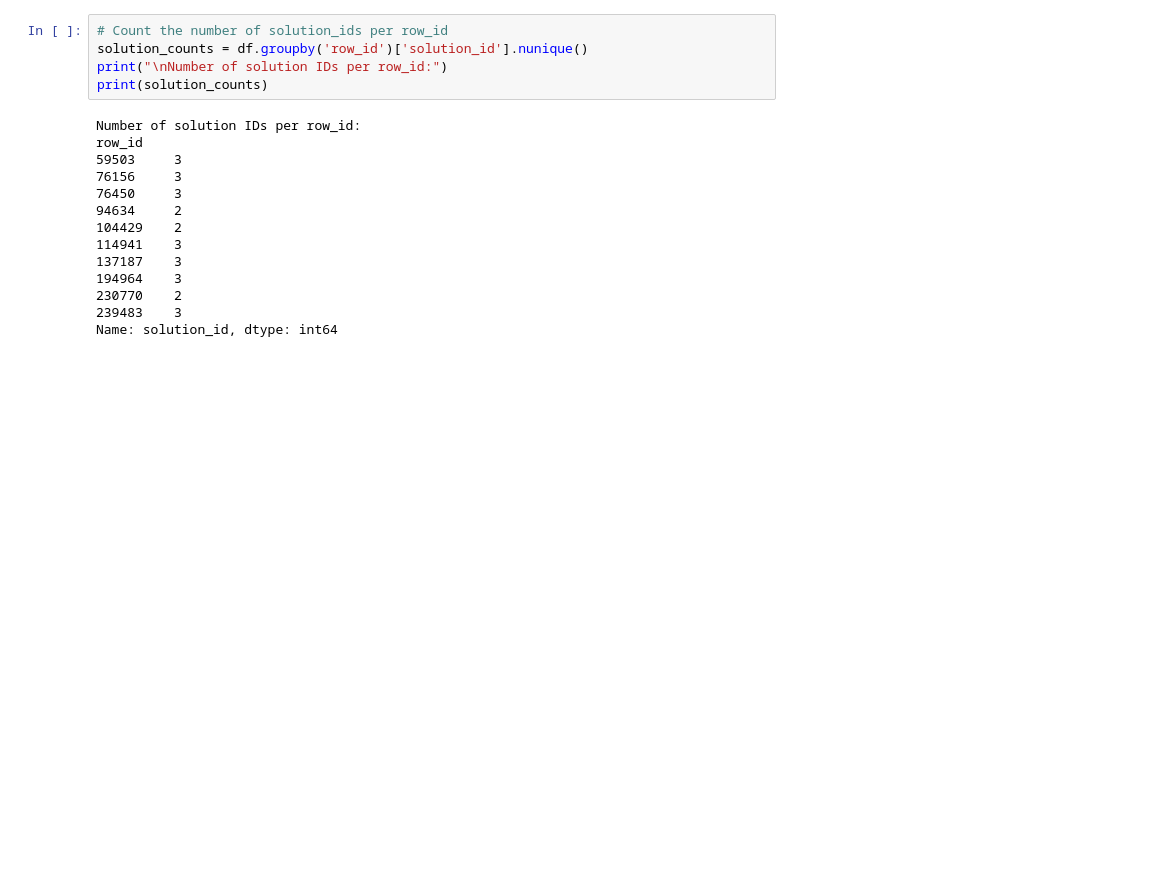
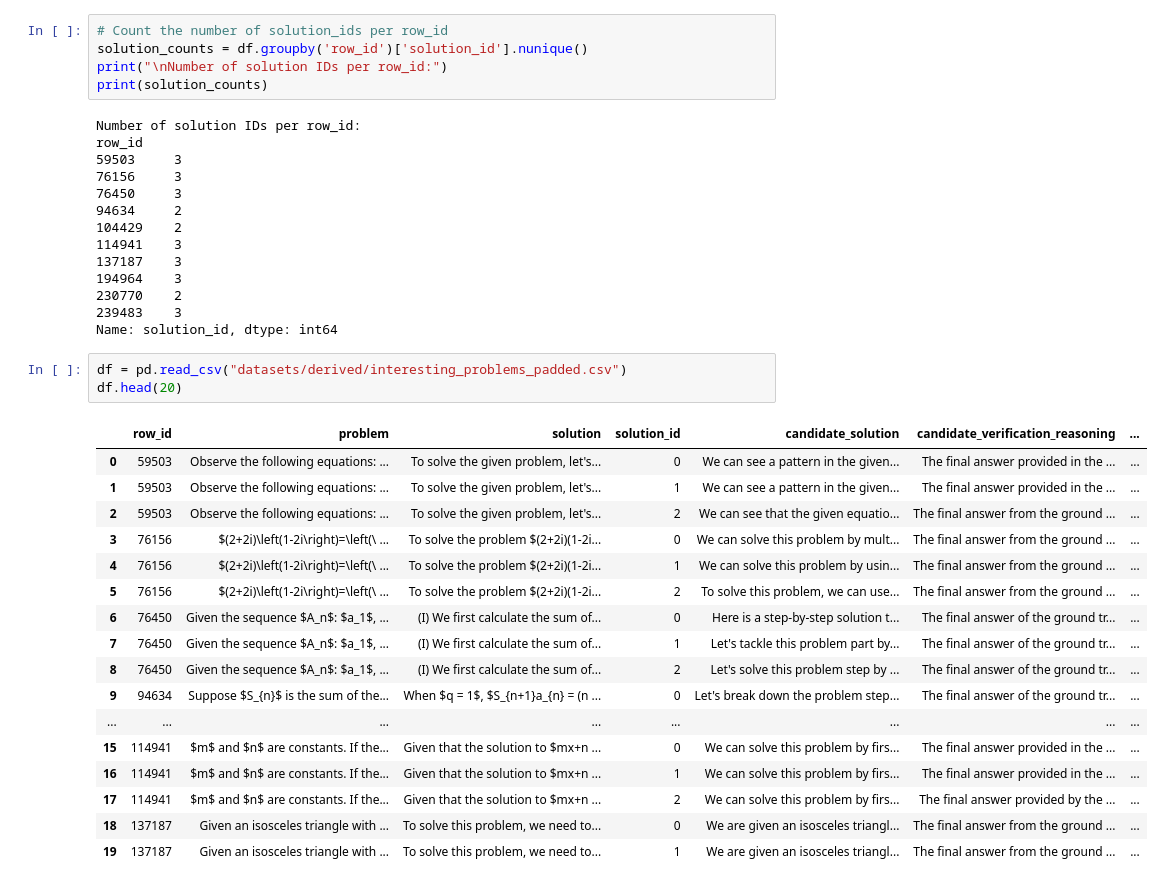
Before and after one commit to sasilver75/cohere-reasoning-v5, a Jupyter notebook: scratch.ipynb, the cells around one changed output. Saved outputs shown, nothing was run; the diff lists cells and outputs as text; blank space fills up the shorter version.

```diff
--- a/scratch.ipynb
+++ b/scratch.ipynb
@@ -50,3 +50,24 @@ row_id
 230770    2
 239483    3
 Name: solution_id, dtype: int64
+# %%
+df = pd.read_csv("datasets/derived/interesting_problems_padded.csv")
+df.head(20)
+# %% [output]
+|  | row_id | problem | solution | solution_id | candidate_solution | candidate_verification_reasoning | ... |
+| 0 | 59503 | Observe the following equations: ... | To solve the given problem, let's... | 0 | We can see a pattern in the given... | The final answer provided in the ... | ... |
+| 1 | 59503 | Observe the following equations: ... | To solve the given problem, let's... | 1 | We can see a pattern in the given... | The final answer provided in the ... | ... |
+| 2 | 59503 | Observe the following equations: ... | To solve the given problem, let's... | 2 | We can see that the given equatio... | The final answer from the ground ... | ... |
+| 3 | 76156 | $(2+2i)\left(1-2i\right)=\left(\ ... | To solve the problem $(2+2i)(1-2i... | 0 | We can solve this problem by mult... | The final answer from the ground ... | ... |
+| 4 | 76156 | $(2+2i)\left(1-2i\right)=\left(\ ... | To solve the problem $(2+2i)(1-2i... | 1 | We can solve this problem by usin... | The final answer from the ground ... | ... |
+| 5 | 76156 | $(2+2i)\left(1-2i\right)=\left(\ ... | To solve the problem $(2+2i)(1-2i... | 2 | To solve this problem, we can use... | The final answer from the ground ... | ... |
+| 6 | 76450 | Given the sequence $A_n$: $a_1$, ... | (I) We first calculate the sum of... | 0 | Here is a step-by-step solution t... | The final answer of the ground tr... | ... |
+| 7 | 76450 | Given the sequence $A_n$: $a_1$, ... | (I) We first calculate the sum of... | 1 | Let's tackle this problem part by... | The final answer of the ground tr... | ... |
+| 8 | 76450 | Given the sequence $A_n$: $a_1$, ... | (I) We first calculate the sum of... | 2 | Let's solve this problem step by ... | The final answer of the ground tr... | ... |
+| 9 | 94634 | Suppose $S_{n}$ is the sum of the... | When $q = 1$, $S_{n+1}a_{n} = (n ... | 0 | Let's break down the problem step... | The final answer of the ground tr... | ... |
+| ... | ... | ... | ... | ... | ... | ... | ... |
+| 15 | 114941 | $m$ and $n$ are constants. If the... | Given that the solution to $mx+n ... | 0 | We can solve this problem by firs... | The final answer provided in the ... | ... |
+| 16 | 114941 | $m$ and $n$ are constants. If the... | Given that the solution to $mx+n ... | 1 | We can solve this problem by firs... | The final answer provided in the ... | ... |
+| 17 | 114941 | $m$ and $n$ are constants. If the... | Given that the solution to $mx+n ... | 2 | We can solve this problem by firs... | The final answer provided by the ... | ... |
+| 18 | 137187 | Given an isosceles triangle with ... | To solve this problem, we need to... | 0 | We are given an isosceles triangl... | The final answer from the ground ... | ... |
+| 19 | 137187 | Given an isosceles triangle with ... | To solve this problem, we need to... | 1 | We are given an isosceles triangl... | The final answer from the ground ... | ... |
```
Also changed, not shown: 4 other files.
